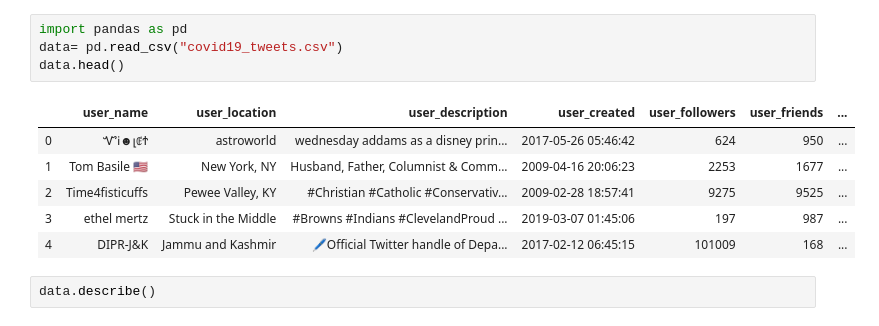
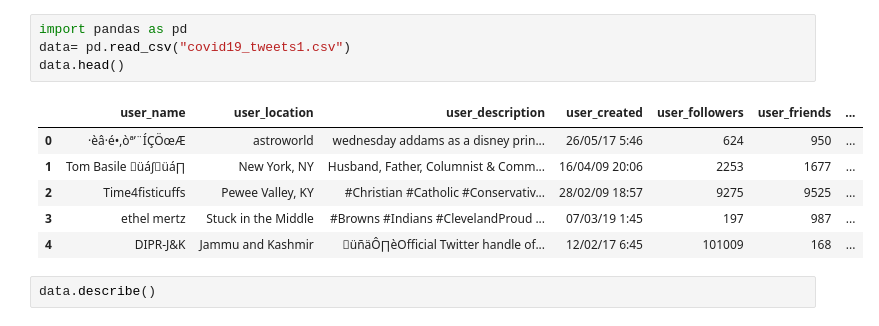
Before and after one commit to A01652297/AnaliticaReto1, a Jupyter notebook: Obtención de estadisticas descriptivas.ipynb, the cells around one changed output. Cells and saved outputs as stored; diff of their text form.

```diff
--- a/Obtención de estadisticas descriptivas.ipynb
+++ b/Obtención de estadisticas descriptivas.ipynb
@@ -1,14 +1,14 @@
 # %%
 import pandas as pd
-data= pd.read_csv("covid19_tweets.csv")
+data= pd.read_csv("covid19_tweets1.csv")
 data.head()
 # %% [output]
 |  | user_name | user_location | user_description | user_created | user_followers | user_friends | ... |
-| 0 | ᏉᎥ☻լꂅϮ | astroworld | wednesday addams as a disney prin... | 2017-05-26 05:46:42 | 624 | 950 | ... |
-| 1 | Tom Basile 🇺🇸 | New York, NY | Husband, Father, Columnist & Comm... | 2009-04-16 20:06:23 | 2253 | 1677 | ... |
-| 2 | Time4fisticuffs | Pewee Valley, KY | #Christian #Catholic #Conservativ... | 2009-02-28 18:57:41 | 9275 | 9525 | ... |
-| 3 | ethel mertz | Stuck in the Middle | #Browns #Indians #ClevelandProud ... | 2019-03-07 01:45:06 | 197 | 987 | ... |
-| 4 | DIPR-J&K | Jammu and Kashmir | 🖊️Official Twitter handle of Depa... | 2017-02-12 06:45:15 | 101009 | 168 | ... |
+| 0 | ·èâ·é•‚òª’¨ÍÇÖœÆ | astroworld | wednesday addams as a disney prin... | 26/05/17 5:46 | 624 | 950 | ... |
+| 1 | Tom Basile üá∫üá∏ | New York, NY | Husband, Father, Columnist & Comm... | 16/04/09 20:06 | 2253 | 1677 | ... |
+| 2 | Time4fisticuffs | Pewee Valley, KY | #Christian #Catholic #Conservativ... | 28/02/09 18:57 | 9275 | 9525 | ... |
+| 3 | ethel mertz | Stuck in the Middle | #Browns #Indians #ClevelandProud ... | 07/03/19 1:45 | 197 | 987 | ... |
+| 4 | DIPR-J&K | Jammu and Kashmir | üñäÔ∏èOfficial Twitter handle of... | 12/02/17 6:45 | 101009 | 168 | ... |
 # %%
 data.describe()
 # %% [output]
```
Also changed, not shown: parts of 11 cells of this notebook.
